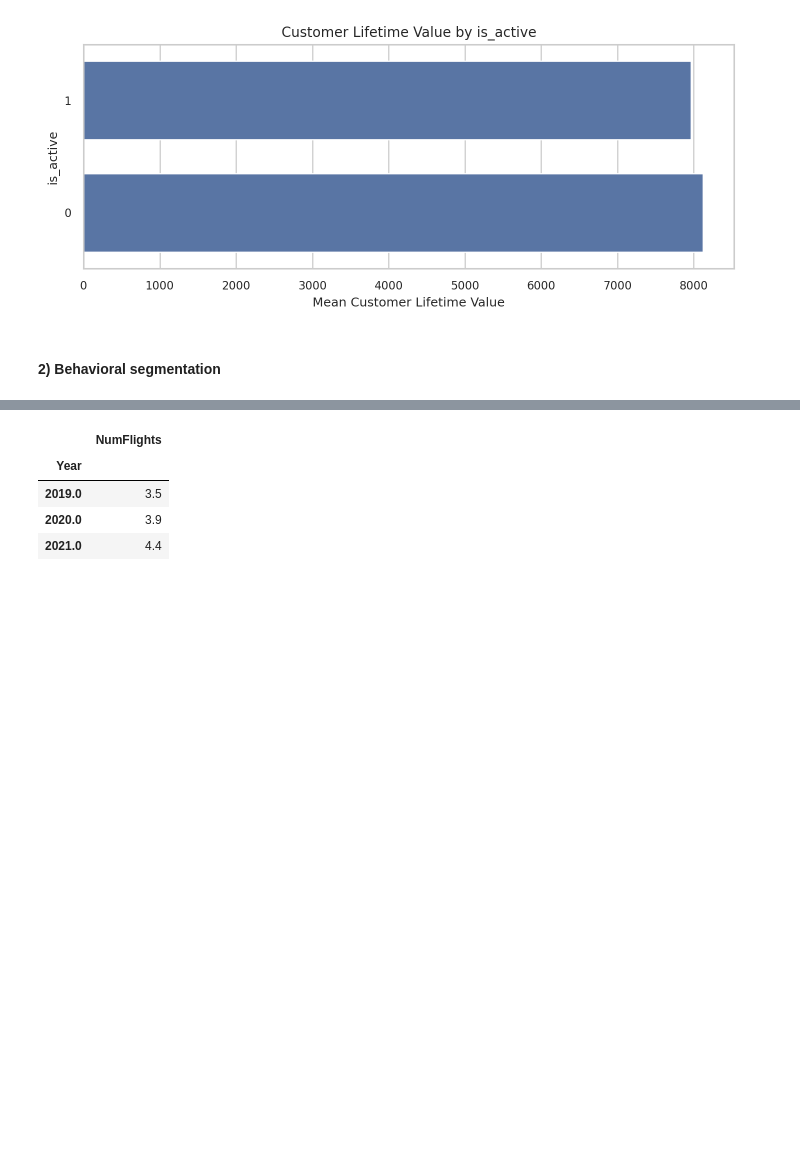
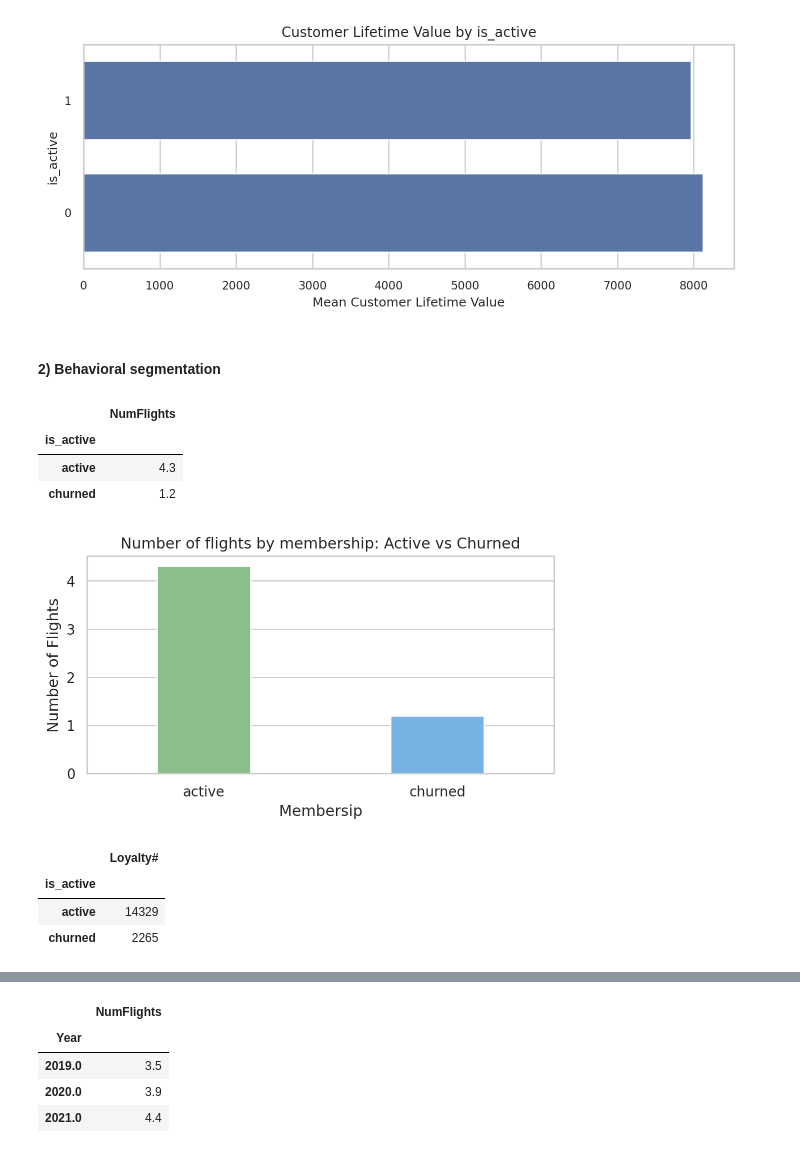
Before and after one commit to Solomonclement123/Data-Mining-Project, a Jupyter notebook: Group46_EDA_FeatureEngineering_Aggregared.ipynb, the cells around one changed output, grey strips where cells are left out. Cells and saved outputs as stored; diff of their text form; code cells hidden in the pictures; blank space fills up the shorter version.

```diff
--- a/Group46_EDA_FeatureEngineering_Aggregared.ipynb
+++ b/Group46_EDA_FeatureEngineering_Aggregared.ipynb
@@ -575,3 +875,47 @@ by_subjects(subj="Customer Lifetime Value", subj1="is_active", agg="mean", top_n
 [figure]
 # %% [markdown]
 #### 2) Behavioral segmentation
+# %%
+# B1) Number of flights by membership: Active vs Churned
+flights_active_vs_churned = pd.DataFrame(
+    df.groupby(["is_active"])["NumFlights"]
+      .mean()
+      .rename(index={0: "churned", 1: "active"})
+      .sort_values(ascending=False).round(1)
+)
+flights_active_vs_churned
+# %% [output]
+|  | NumFlights |
+| is_active |  |
+| active | 4.3 |
+| churned | 1.2 |
+# %%
+plot_grouped_chart(
+    flights_active_vs_churned,
+    kind="bar",
+    title="Number of flights by membership: Active vs Churned",
+    xlabel="Membersip",
+    ylabel="Number of Flights",
+    palette={"active": "#81c784", #(Yellow 200)
+            "churned": "#64b5f6"  # light blue (Blue 300)
+            },
+    #rotation=15,
+    bar_width=0.4,
+    annotate=False,
+)
+# %% [output]
+[figure, added]
+# %%
+# B2) Quantity: Active vs Churned
+quantity_active_vs_churned = pd.DataFrame(
+    df.groupby(["is_active"])["Loyalty#"]
+      .nunique()
+      .rename(index={0: "churned", 1: "active"})
+      .sort_values(ascending=False).round(0)
+)
+quantity_active_vs_churned
+# %% [output]
+|  | Loyalty# |
+| is_active |  |
+| active | 14329 |
+| churned | 2265 |
```
Also changed, not shown: parts of 21 cells of this notebook.
